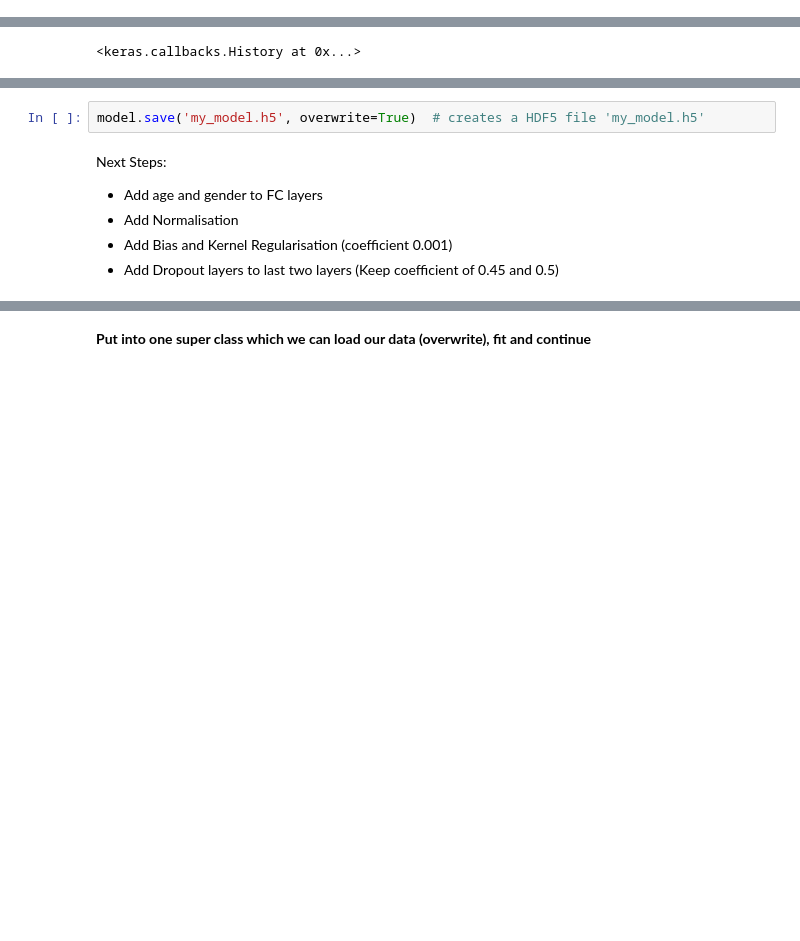
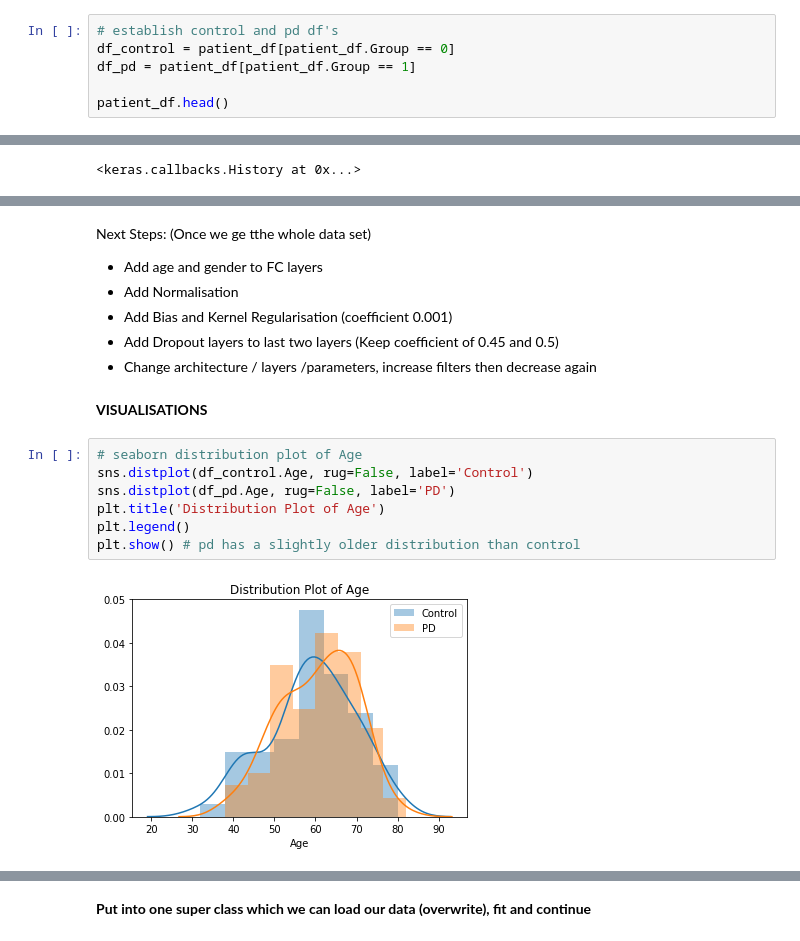
Before and after one commit to StevenVuong/MSc_Project, a Jupyter notebook: p3.ipynb, the cells around one changed output, grey strips where cells are left out. Saved outputs shown, nothing was run; the diff lists cells and outputs as text; blank space fills up the shorter version.

```diff
--- a/p3.ipynb
+++ b/p3.ipynb
@@ -48,3 +67,9 @@ patient_df = pd.read_pickle('processed_patient_df.pkl')
 
 with open('total_slices_all.pkl', 'rb') as f:
     total_slices, total_slices_info = pickle.load(f)
+# %%
+# establish control and pd df's
+df_control = patient_df[patient_df.Group == 0]
+df_pd = patient_df[patient_df.Group == 1]
+
+patient_df.head()
@@ -166,9 +214,19 @@ Test score: 0.10864386707544327
 Test accuracy: 0.949999988079071
-# %%
-model.save('my_model.h5', overwrite=True)  # creates a HDF5 file 'my_model.h5'
 # %% [markdown]
-Next Steps:
+Next Steps: (Once we ge tthe whole data set)
 -  Add age and gender to FC layers
 -  Add Normalisation
 -  Add Bias and Kernel Regularisation (coefficient 0.001)
 -  Add Dropout layers to last two layers (Keep coefficient of 0.45 and 0.5)
+-  Change architecture / layers /parameters, increase filters then decrease again
+# %% [markdown]
+**VISUALISATIONS**
+# %%
+# seaborn distribution plot of Age
+sns.distplot(df_control.Age, rug=False, label='Control')
+sns.distplot(df_pd.Age, rug=False, label='PD')
+plt.title('Distribution Plot of Age')
+plt.legend()
+plt.show() # pd has a slightly older distribution than control
+# %% [output]
+[figure, added]
```
Also changed, not shown: parts of 17 cells of this notebook.
